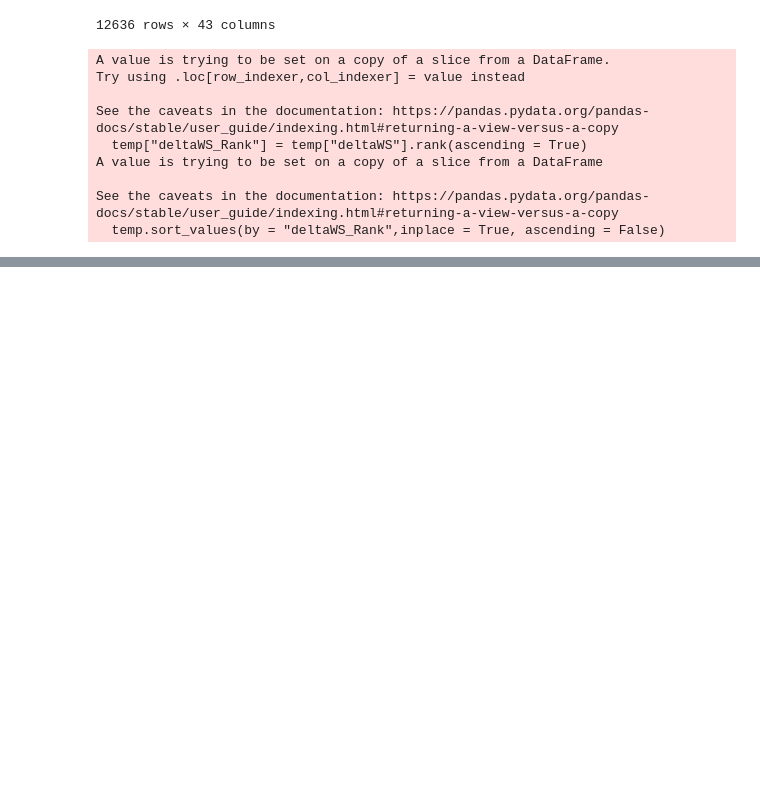
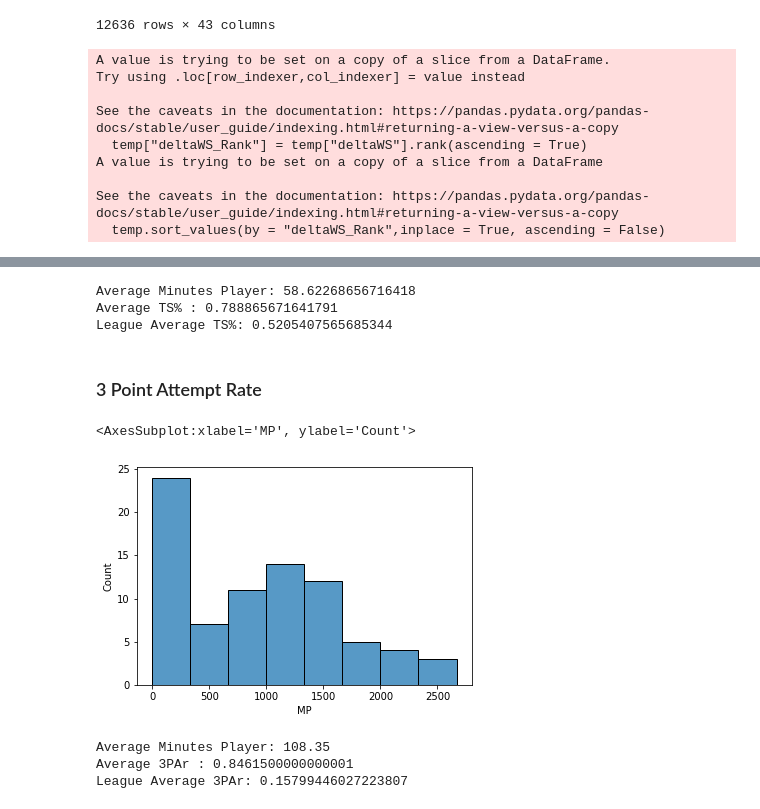
Before and after one commit to Pasindu19970808/NBAData, a Jupyter notebook: V2/NBA_DataAnalysis.ipynb, the cells around one changed output, grey strips where cells are left out. Cells and saved outputs as stored; diff of their text form; code cells hidden in the pictures; blank space fills up the shorter version.

```diff
--- a/V2/NBA_DataAnalysis.ipynb
+++ b/V2/NBA_DataAnalysis.ipynb
@@ -336,0 +378,10 @@ plt.show()
+# %%
+TS_df = outlier_df.loc[outlier_df["TS%"] > outlier_df["TS%"].describe()["75%"] + 1.5*(outlier_df["TS%"].describe()["75%"] - outlier_df["TS%"].describe()["25%"])]
+
+print("Average Minutes Player: {}".format(TS_df.loc[TS_df["MP"] < 250]["MP"].mean()))
+print("Average TS% : {}".format(TS_df.loc[TS_df["MP"] < 250]["TS%"].mean()))
+print("League Average TS%: {}".format(outlier_df["TS%"].mean()))
+# %% [output]
+Average Minutes Player: 58.62268656716418
+Average TS% : 0.788865671641791
+League Average TS%: 0.5205407565685344
@@ -336,0 +390,17 @@ plt.show()
+# %% [markdown]
+<h3> 3 Point Attempt Rate </h3>
+# %%
+sns.histplot(outlier_df.loc[outlier_df["3PAr"] > outlier_df["3PAr"].describe()["75%"] + 1.5*(outlier_df["3PAr"].describe()["75%"] - outlier_df["3PAr"].describe()["25%"])]["MP"])
+# %% [output]
+<AxesSubplot:xlabel='MP', ylabel='Count'>
+[figure, added]
+# %%
+threepar_df = outlier_df.loc[outlier_df["3PAr"] > outlier_df["3PAr"].describe()["75%"] + 1.5*(outlier_df["3PAr"].describe()["75%"] - outlier_df["3PAr"].describe()["25%"])]
+
+print("Average Minutes Player: {}".format(threepar_df.loc[threepar_df["MP"] < 250]["MP"].mean()))
+print("Average 3PAr : {}".format(threepar_df.loc[threepar_df["MP"] < 250]["3PAr"].mean()))
+print("League Average 3PAr: {}".format(outlier_df["3PAr"].mean()))
+# %% [output]
+Average Minutes Player: 108.35
+Average 3PAr : 0.8461500000000001
+League Average 3PAr: 0.15799446027223807
```
Also changed, not shown: parts of 58 cells of this notebook.
